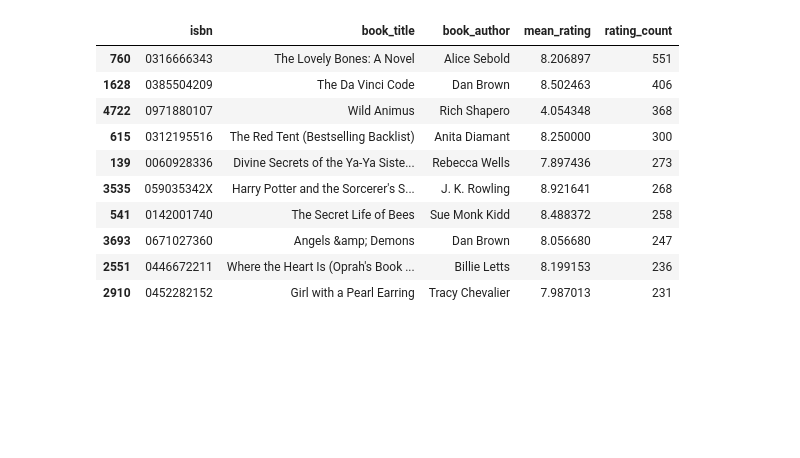
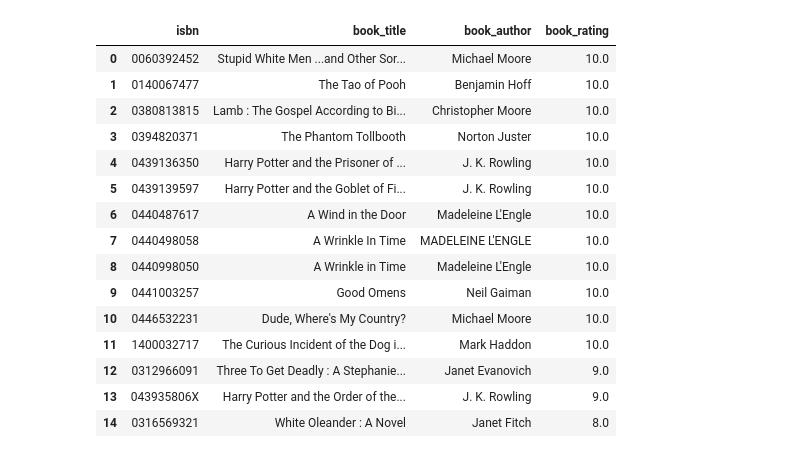
Before and after one commit to ridopandiSinaga/System-Recommendation, a Jupyter notebook: notebooks/01_end_to_end_book_recommender.ipynb, the cells around one changed output. Saved outputs shown, nothing was run; the diff lists cells and outputs as text; code cells hidden in the pictures; blank space fills up the shorter version.

Commit message:
Harden recommender notebook evidence

```diff
--- a/notebooks/01_end_to_end_book_recommender.ipynb
+++ b/notebooks/01_end_to_end_book_recommender.ipynb
@@ -250,27 +591,47 @@ display(dataset.ratings.head())
 # %%
-book_popularity = (
-    dataset.ratings.groupby("isbn")
-    .agg(mean_rating=("book_rating", "mean"), rating_count=("book_rating", "size"))
+collab_model = ItemBasedCollaborativeRecommender(
+    n_neighbors=N_NEIGHBORS,
+    positive_rating_threshold=POSITIVE_RATING_THRESHOLD,
+).fit(dataset.books, dataset.ratings)
+
+isbn_to_work = work_key_map(dataset.books)
+positive_history = dataset.ratings[
+    dataset.ratings["book_rating"] >= POSITIVE_RATING_THRESHOLD
+].copy()
+positive_history["work_key"] = positive_history["isbn"].astype(str).map(isbn_to_work)
+positive_work_counts = positive_history.groupby("user_id")["work_key"].nunique()
+
+# Pilih user secara deterministik dengan histori cukup kaya namun tetap mudah dibaca.
+moderate_users = positive_work_counts[(positive_work_counts >= 3) & (positive_work_counts <= 20)]
+candidate_pool = moderate_users if not moderate_users.empty else positive_work_counts
+candidate_user_id = int(
+    candidate_pool.rename("positive_works")
     .reset_index()
-    .merge(dataset.books, on="isbn", how="left")
-    .sort_values(["rating_count", "mean_rating"], ascending=False)
+    .sort_values(["positive_works", "user_id"], ascending=[False, True])
+    .iloc[0]["user_id"]
 )
 
-display(
-    book_popularity[
-        ["isbn", "book_title", "book_author", "mean_rating", "rating_count"]
-    ].head(10)
+user_history = (
+    dataset.ratings[dataset.ratings["user_id"] == candidate_user_id]
+    .sort_values(["book_rating", "isbn"], ascending=[False, True])
+    .merge(dataset.books, on="isbn", how="left")
 )
+display(user_history[["isbn", "book_title", "book_author", "book_rating"]].head(15))
 # %% [output]
-|  | isbn | book_title | book_author | mean_rating | rating_count |
-| 760 | 0316666343 | The Lovely Bones: A Novel | Alice Sebold | 8.206897 | 551 |
-| 1628 | 0385504209 | The Da Vinci Code | Dan Brown | 8.502463 | 406 |
-| 4722 | 0971880107 | Wild Animus | Rich Shapero | 4.054348 | 368 |
-| 615 | 0312195516 | The Red Tent (Bestselling Backlist) | Anita Diamant | 8.250000 | 300 |
-| 139 | 0060928336 | Divine Secrets of the Ya-Ya Siste... | Rebecca Wells | 7.897436 | 273 |
-| 3535 | 059035342X | Harry Potter and the Sorcerer's S... | J. K. Rowling | 8.921641 | 268 |
-| 541 | 0142001740 | The Secret Life of Bees | Sue Monk Kidd | 8.488372 | 258 |
-| 3693 | 0671027360 | Angels &amp; Demons | Dan Brown | 8.056680 | 247 |
-| 2551 | 0446672211 | Where the Heart Is (Oprah's Book ... | Billie Letts | 8.199153 | 236 |
-| 2910 | 0452282152 | Girl with a Pearl Earring | Tracy Chevalier | 7.987013 | 231 |
+|  | isbn | book_title | book_author | book_rating |
+| 0 | 0060392452 | Stupid White Men ...and Other Sor... | Michael Moore | 10.0 |
+| 1 | 0140067477 | The Tao of Pooh | Benjamin Hoff | 10.0 |
+| 2 | 0380813815 | Lamb : The Gospel According to Bi... | Christopher Moore | 10.0 |
+| 3 | 0394820371 | The Phantom Tollbooth | Norton Juster | 10.0 |
+| 4 | 0439136350 | Harry Potter and the Prisoner of ... | J. K. Rowling | 10.0 |
+| 5 | 0439139597 | Harry Potter and the Goblet of Fi... | J. K. Rowling | 10.0 |
+| 6 | 0440487617 | A Wind in the Door | Madeleine L'Engle | 10.0 |
+| 7 | 0440498058 | A Wrinkle In Time | MADELEINE L'ENGLE | 10.0 |
+| 8 | 0440998050 | A Wrinkle in Time | Madeleine L'Engle | 10.0 |
+| 9 | 0441003257 | Good Omens | Neil Gaiman | 10.0 |
+| 10 | 0446532231 | Dude, Where's My Country? | Michael Moore | 10.0 |
+| 11 | 1400032717 | The Curious Incident of the Dog i... | Mark Haddon | 10.0 |
+| 12 | 0312966091 | Three To Get Deadly : A Stephanie... | Janet Evanovich | 9.0 |
+| 13 | 043935806X | Harry Potter and the Order of the... | J. K. Rowling | 9.0 |
+| 14 | 0316569321 | White Oleander : A Novel | Janet Fitch | 8.0 |
 # %%
```
Also changed, not shown: parts of 51 cells of this notebook, 8 other files.
